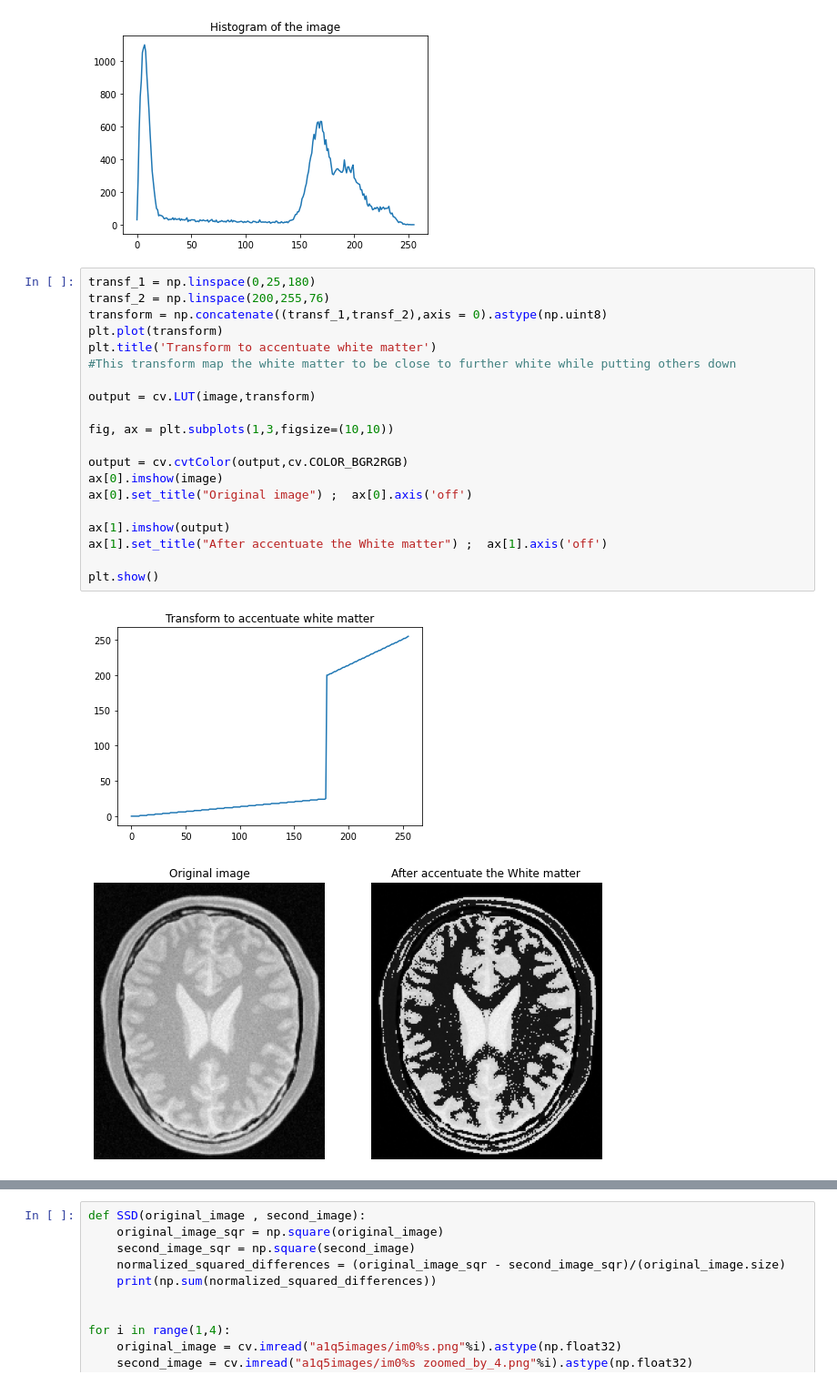
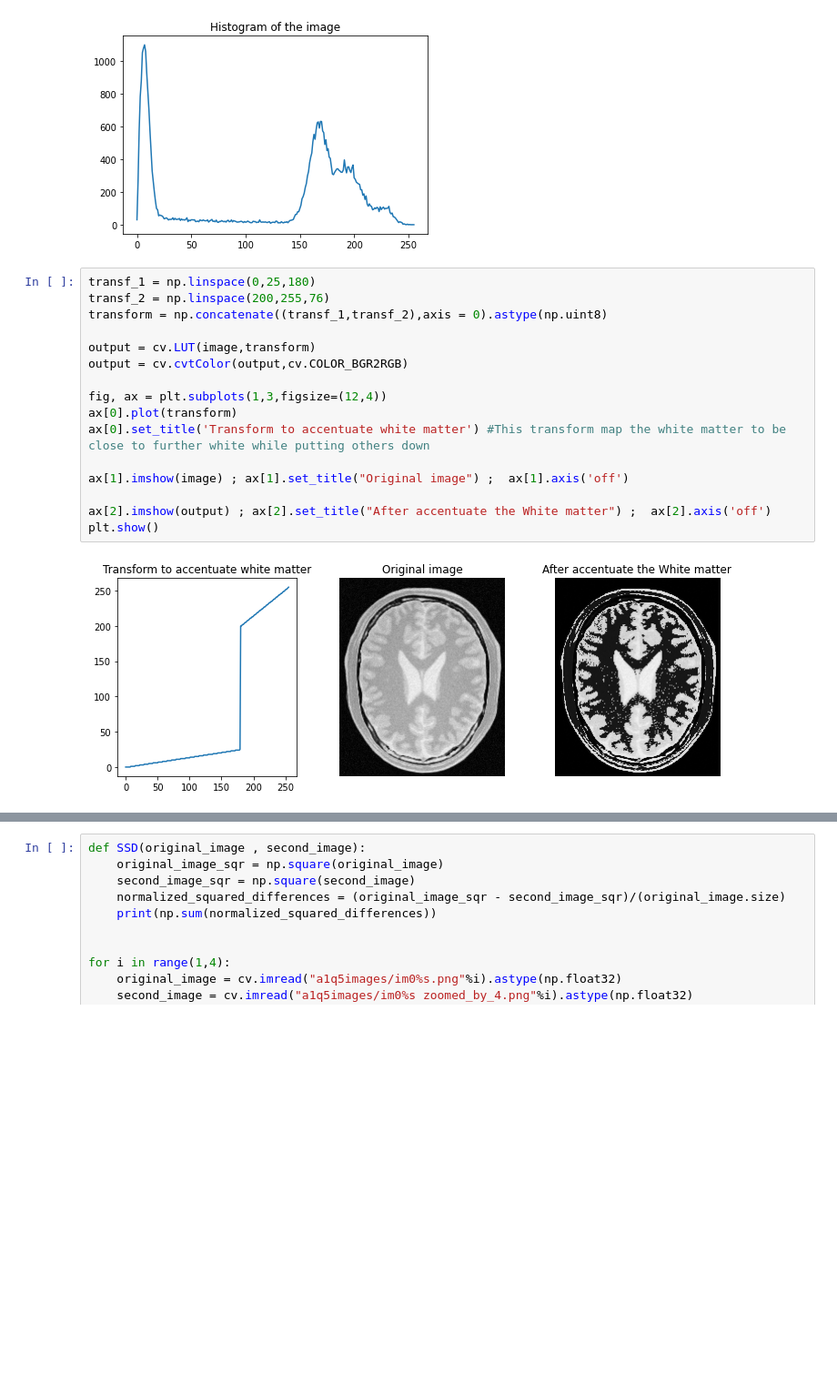
Before and after one commit to ChamithDilshan/EN2550_Image_processing_and_machine_vision, a Jupyter notebook: Assignments/Assignment_1/code.ipynb, the cells around one changed output, grey strips where cells are left out. Shown at 91% size. Saved outputs shown, nothing was run; the diff lists cells and outputs as text; blank space fills up the shorter version.

```diff
--- a/Assignments/Assignment_1/code.ipynb
+++ b/Assignments/Assignment_1/code.ipynb
@@ -55,23 +56,18 @@ plt.show()
 # %%
 transf_1 = np.linspace(0,25,180)
 transf_2 = np.linspace(200,255,76)
 transform = np.concatenate((transf_1,transf_2),axis = 0).astype(np.uint8)
-plt.plot(transform)
-plt.title('Transform to accentuate white matter')
-#This transform map the white matter to be close to further white while putting others down
 
 output = cv.LUT(image,transform)
+output = cv.cvtColor(output,cv.COLOR_BGR2RGB)
 
-fig, ax = plt.subplots(1,3,figsize=(10,10))
+fig, ax = plt.subplots(1,3,figsize=(12,4))
+ax[0].plot(transform)
+ax[0].set_title('Transform to accentuate white matter') #This transform map the white matter to be close to further white while putting others down
 
-output = cv.cvtColor(output,cv.COLOR_BGR2RGB)
-ax[0].imshow(image)
-ax[0].set_title("Original image") ;  ax[0].axis('off')
+ax[1].imshow(image) ; ax[1].set_title("Original image") ;  ax[1].axis('off')
 
-ax[1].imshow(output)
-ax[1].set_title("After accentuate the White matter") ;  ax[1].axis('off')
-
+ax[2].imshow(output) ; ax[2].set_title("After accentuate the White matter") ;  ax[2].axis('off')
 plt.show()
 # %% [output]
-[figure, old version]
+[figure, new version]
-[figure, removed]
```
Also changed, not shown: parts of 42 cells of this notebook, 2 other files.
